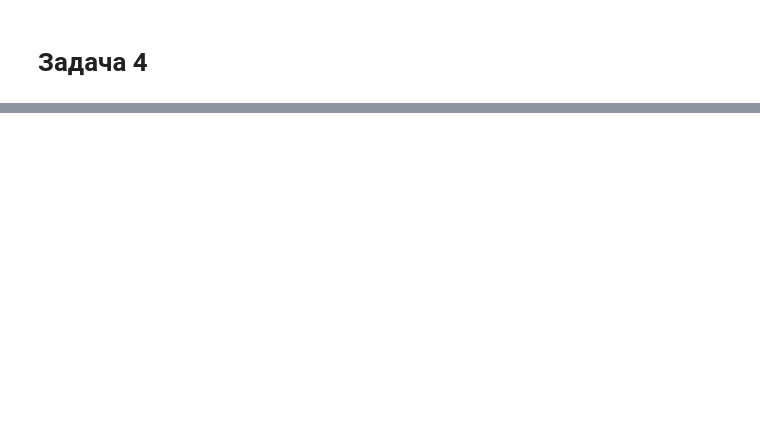
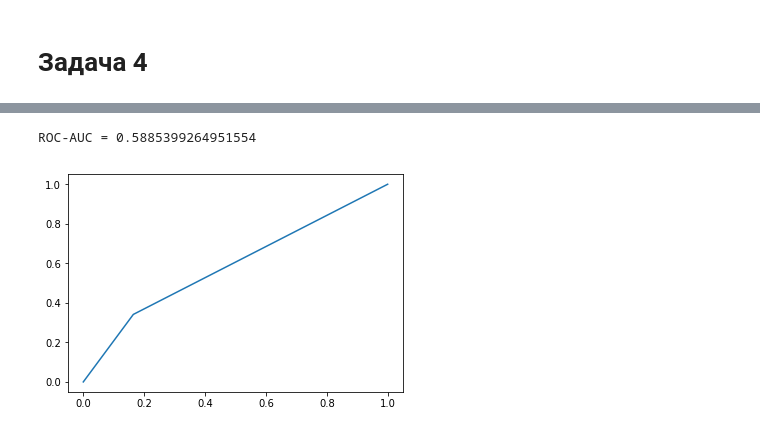
Before and after one commit to isheshukov/bioinf-ml, a Jupyter notebook: hw3/hw3.ipynb, the cells around one changed output, grey strips where cells are left out. Saved outputs shown, nothing was run; the diff lists cells and outputs as text; code cells hidden in the pictures; blank space fills up the shorter version.

```diff
--- a/hw3/hw3.ipynb
+++ b/hw3/hw3.ipynb
@@ -238,0 +324,5 @@ Depth 6 - 0.3684210526315789
+# %%
+prob4(best_ent_cancer, cancer_train, cancer_label, cancer_validate, ['B', 'M'])
+# %% [output]
+ROC-AUC = 0.5885399264951554
+[figure, added]
```
Also changed, not shown: parts of 15 cells of this notebook.
